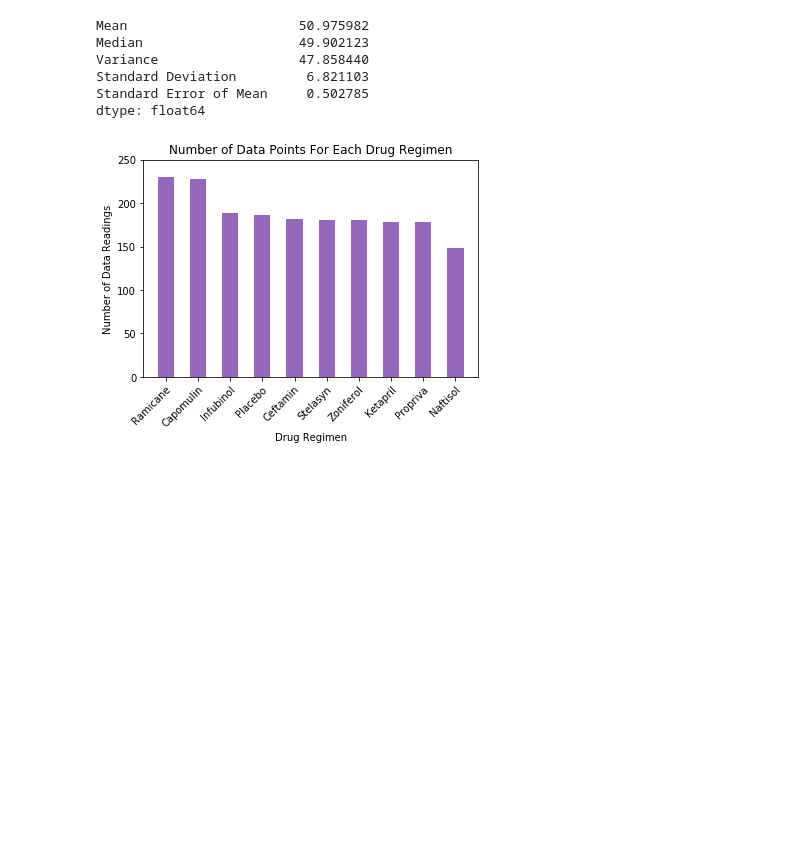
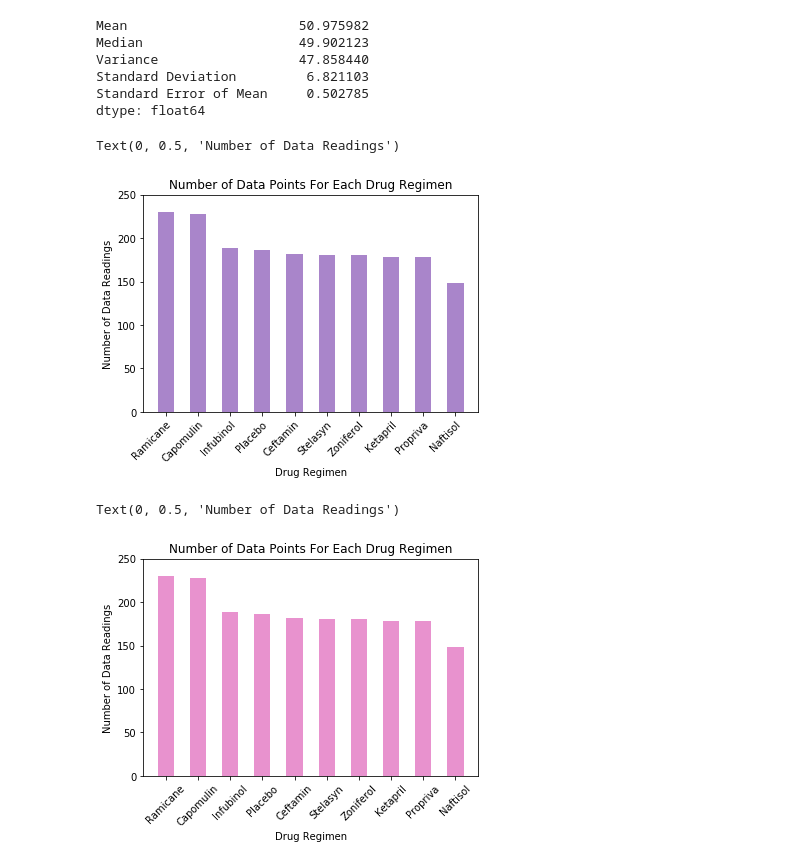
Before and after one commit to tylerhill122/matplotlib-challenge, a Jupyter notebook: Pymaceuticals.ipynb, the cells around one changed output. Cells and saved outputs as stored; diff of their text form; code cells hidden in the pictures; blank space fills up the shorter version.

```diff
--- a/Pymaceuticals.ipynb
+++ b/Pymaceuticals.ipynb
@@ -129,18 +137,31 @@ dtype: float64
 # Generate a bar plot showing the total number of timepoints for all mice tested for each drug regimen using Pandas.
 
 drug_regs = df["Drug Regimen"].unique()
-drug_reg = df["Drug Regimen"].value_counts().plot.bar(color="C4")
+drug_timepoint = df["Drug Regimen"].value_counts().plot.bar(color="C4", alpha=0.8)
 
-drug_reg.set_ylim(0, 250)
-drug_reg.set_xlim(-0.7,9.7)
-drug_reg.set_title("Number of Data Points For Each Drug Regimen")
-drug_reg.set_xlabel("Drug Regimen")
-drug_reg.set_xticklabels(drug_regs,rotation=45, rotation_mode="anchor", ha="right", wrap=True)
-drug_reg.set_ylabel("Number of Data Readings")
-
-plt.show()
+drug_timepoint.set_ylim(0, 250)
+drug_timepoint.set_xlim(-0.7,9.7)
+drug_timepoint.set_title("Number of Data Points For Each Drug Regimen")
+drug_timepoint.set_xlabel("Drug Regimen")
+drug_timepoint.set_xticklabels(drug_regs,rotation=45, rotation_mode="anchor", ha="right", wrap=True)
+drug_timepoint.set_ylabel("Number of Data Readings")
 # %% [output]
+Text(0, 0.5, 'Number of Data Readings')
 [figure]
+# %%
+# Generate a bar plot showing the total number of timepoints for all mice tested for each drug regimen using pyplot.
+timepoint = df["Drug Regimen"].value_counts()
+
+plt.bar(drug_regs, timepoint, color='C6', alpha=0.8, align="center", width = 0.5)
+plt.ylim(0,250)
+plt.xlim(-0.7,9.7)
+plt.xticks(rotation=45)
+plt.title("Number of Data Points For Each Drug Regimen")
+plt.xlabel("Drug Regimen")
+plt.ylabel("Number of Data Readings")
+# %% [output]
+Text(0, 0.5, 'Number of Data Readings')
+[figure, added]
 # %%
 num_male = df.loc[df["Sex"] == "Male"]
 num_female = df.loc[df["Sex"] == "Female"]
```
Also changed, not shown: parts of 8 cells of this notebook.
